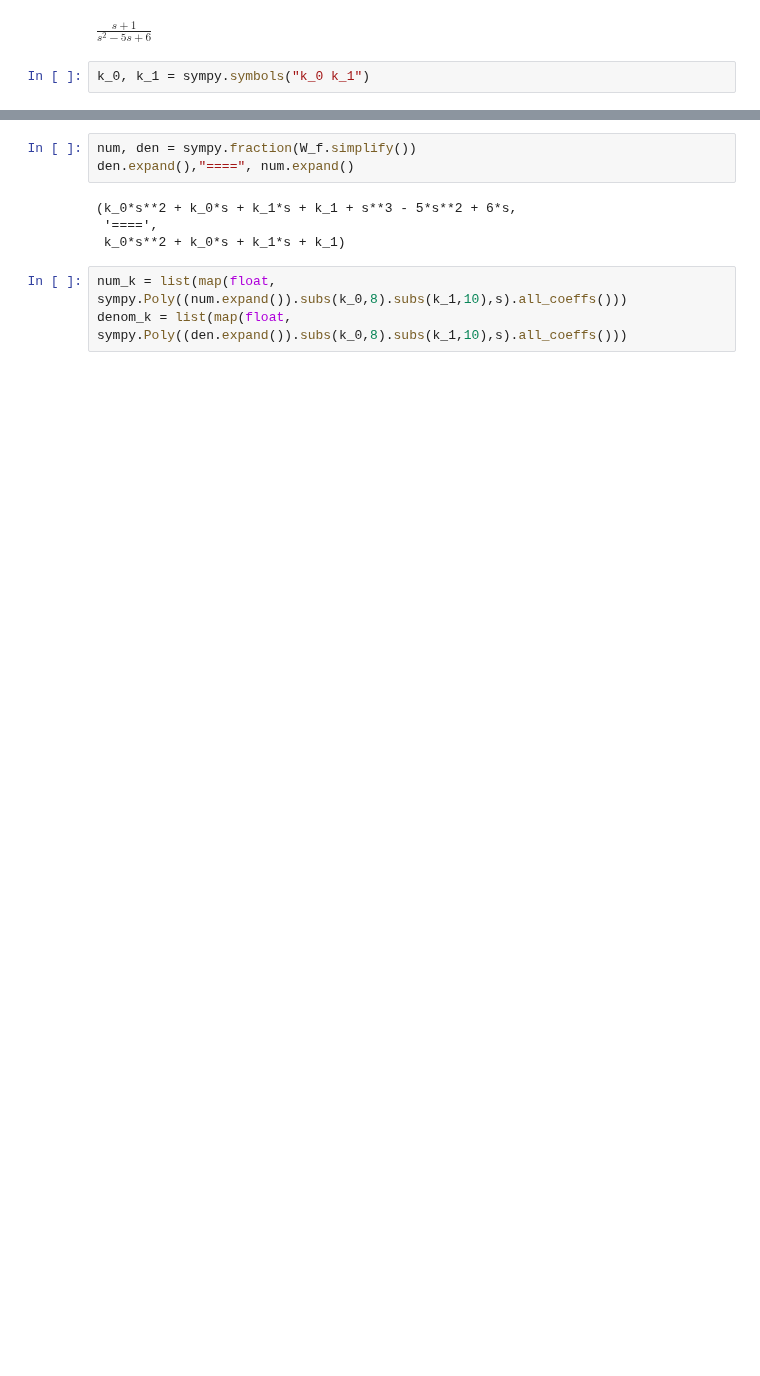
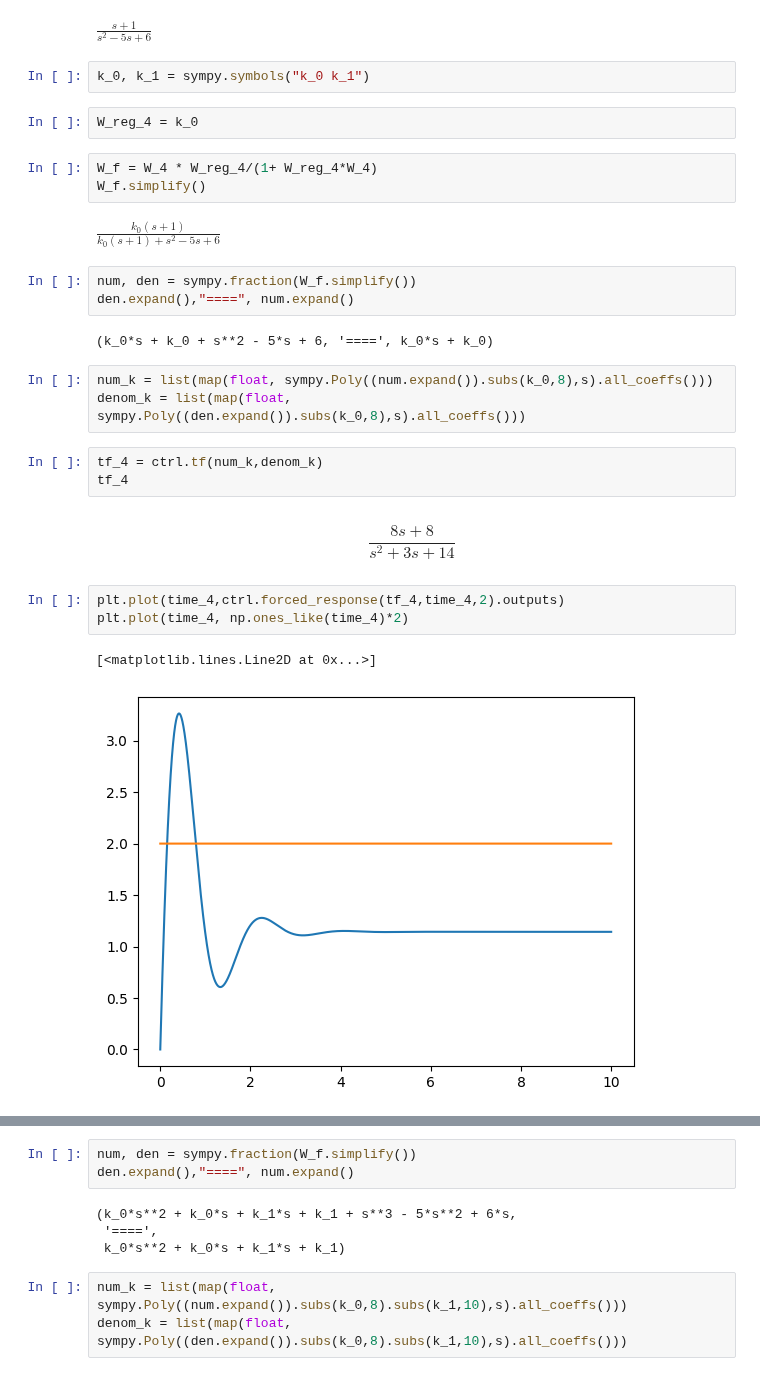
Before and after one commit to diuzhevVlad/control-theory-itmo-2023-2024, a Jupyter notebook: Lab4/Lab4.ipynb, the cells around one changed output, grey strips where cells are left out. Drawn from its saved outputs; the diff is of its cells as text; blank space fills up the shorter version.

```diff
--- a/Lab4/Lab4.ipynb
+++ b/Lab4/Lab4.ipynb
@@ -162,3 +164,29 @@ W_3
 $\displaystyle \frac{s + 1}{s^{2} - 5 s + 6}$
 # %%
 k_0, k_1 = sympy.symbols("k_0 k_1")
+# %%
+W_reg_4 = k_0
+# %%
+W_f = W_4 * W_reg_4/(1+ W_reg_4*W_4)
+W_f.simplify()
+# %% [output]
+$\displaystyle \frac{k_{0} \left(s + 1\right)}{k_{0} \left(s + 1\right) + s^{2} - 5 s + 6}$
+# %%
+num, den = sympy.fraction(W_f.simplify())
+den.expand(),"====", num.expand()
+# %% [output]
+(k_0*s + k_0 + s**2 - 5*s + 6, '====', k_0*s + k_0)
+# %%
+num_k = list(map(float, sympy.Poly((num.expand()).subs(k_0,8),s).all_coeffs()))
+denom_k = list(map(float, sympy.Poly((den.expand()).subs(k_0,8),s).all_coeffs()))
+# %%
+tf_4 = ctrl.tf(num_k,denom_k)
+tf_4
+# %% [output]
+$$\frac{8 s + 8}{s^2 + 3 s + 14}$$
+# %%
+plt.plot(time_4,ctrl.forced_response(tf_4,time_4,2).outputs)
+plt.plot(time_4, np.ones_like(time_4)*2)
+# %% [output]
+[<matplotlib.lines.Line2D at 0x...>]
+[figure, added]
```
Also changed, not shown: parts of 23 cells of this notebook.
